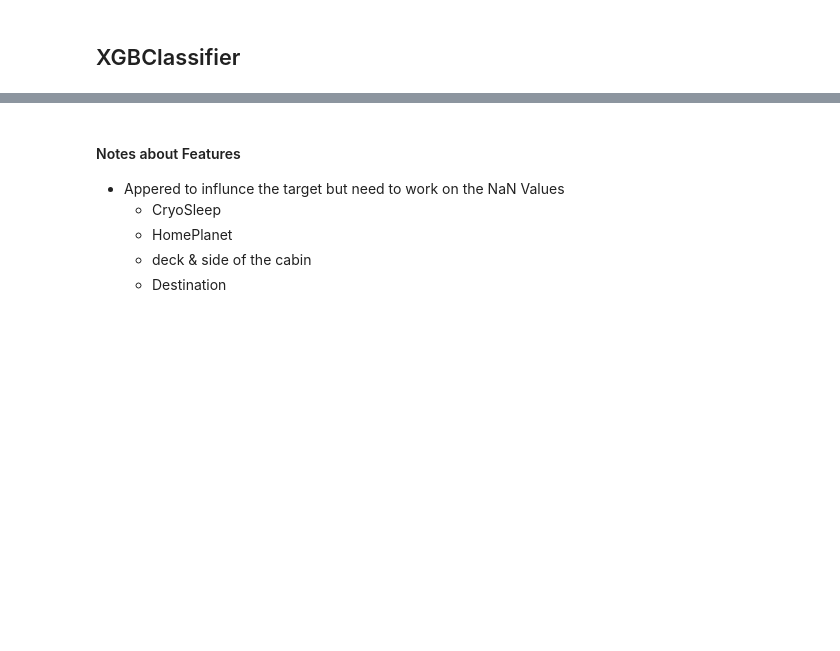
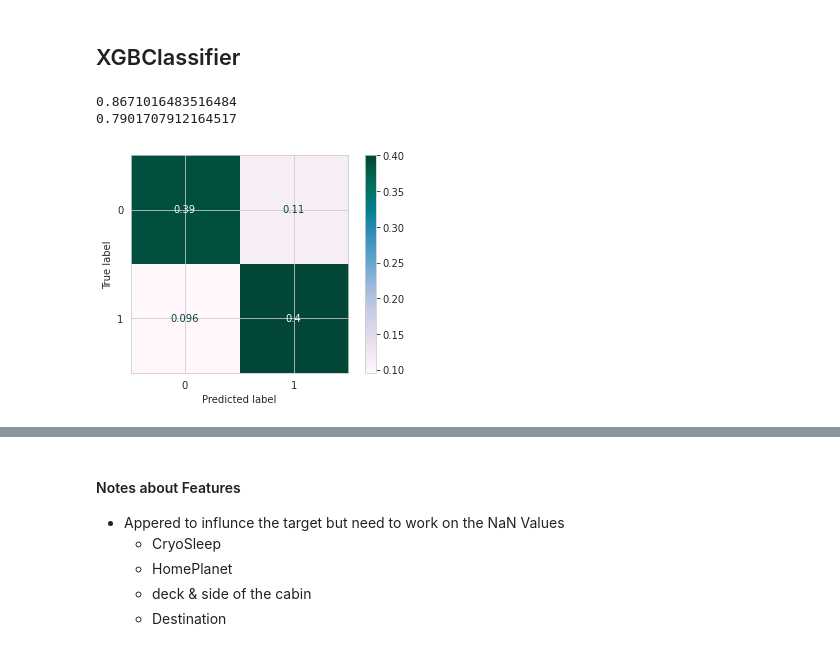
Before and after one commit to Abdelrahman-Hanafy/Kaggle-Knowledge, a Jupyter notebook: spaceship-titanic.ipynb, the cells around one changed output, grey strips where cells are left out. Saved outputs shown, nothing was run; the diff lists cells and outputs as text; code cells hidden in the pictures; blank space fills up the shorter version.

```diff
--- a/spaceship-titanic.ipynb
+++ b/spaceship-titanic.ipynb
@@ -423 +458,8 @@ def matrix_it(model,X_train, X_test, y_train, y_test):
+# %%
+xgb_model.fit(X_std_train,y_train)
+matrix_it(xgb_model,X_std_train , X_std_test , y_train , y_test)
+# %% [output]
+0.8671016483516484
+0.7901707912164517
+[figure, added]
 # %%
```
Also changed, not shown: parts of 22 cells of this notebook.
